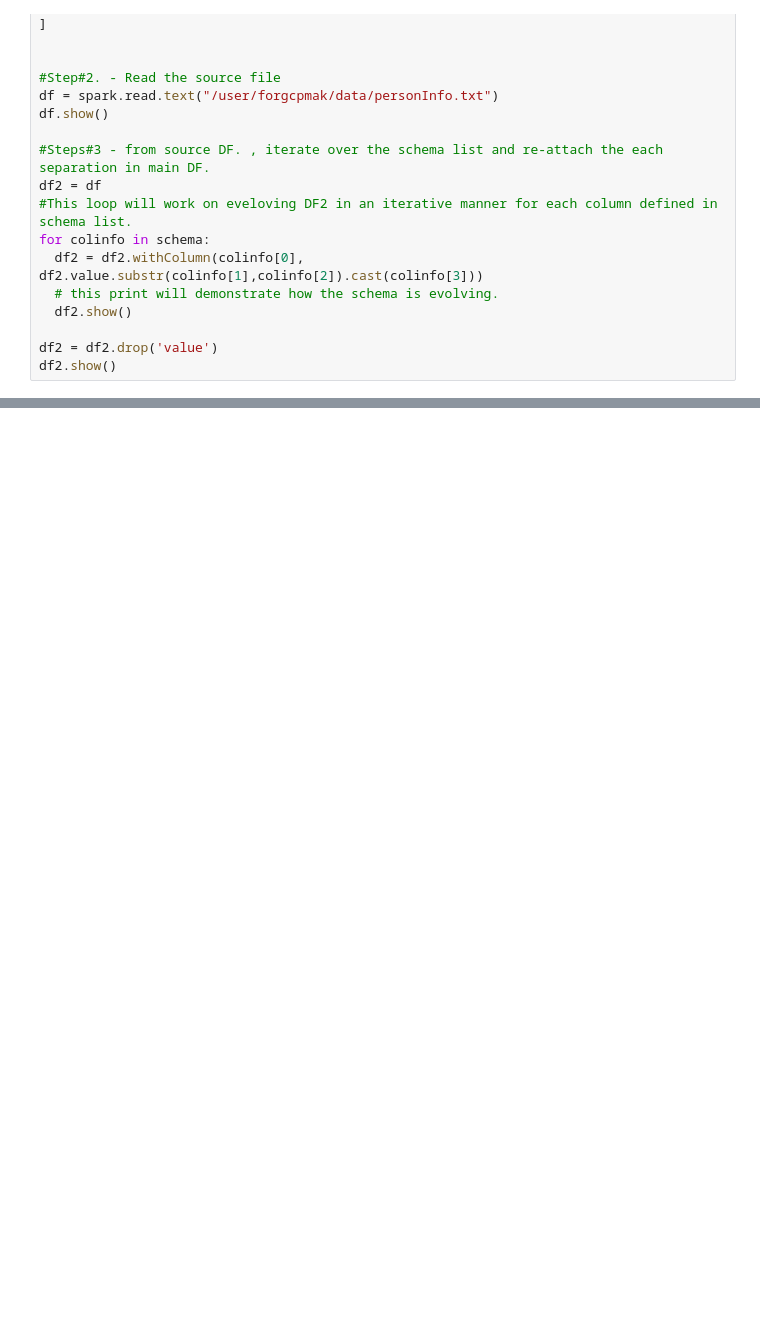
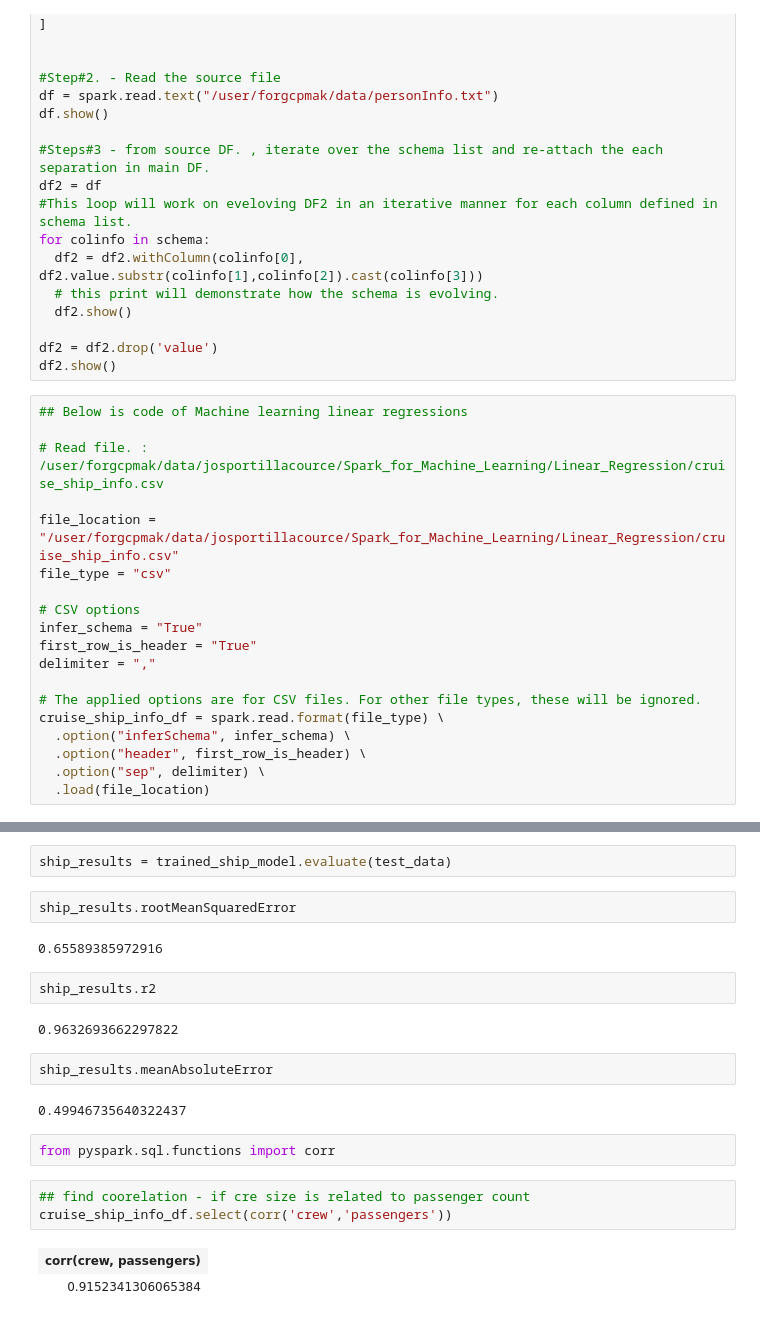
Before and after one commit to proj-cms/pyspark, a Jupyter notebook: SparkDataProcesing.ipynb, the cells around one changed output, grey strips where cells are left out. Drawn from its saved outputs; the diff is of its cells as text; blank space fills up the shorter version.

```diff
--- a/SparkDataProcesing.ipynb
+++ b/SparkDataProcesing.ipynb
@@ -763,3 +763,22 @@ for colinfo in schema:
 
 df2 = df2.drop('value')
 df2.show()
+# %%
+## Below is code of Machine learning linear regressions
+
+# Read file. : /user/forgcpmak/data/josportillacource/Spark_for_Machine_Learning/Linear_Regression/cruise_ship_info.csv
+
+file_location = "/user/forgcpmak/data/josportillacource/Spark_for_Machine_Learning/Linear_Regression/cruise_ship_info.csv"
+file_type = "csv"
+
+# CSV options
+infer_schema = "True"
+first_row_is_header = "True"
+delimiter = ","
+
+# The applied options are for CSV files. For other file types, these will be ignored.
+cruise_ship_info_df = spark.read.format(file_type) \
+  .option("inferSchema", infer_schema) \
+  .option("header", first_row_is_header) \
+  .option("sep", delimiter) \
+  .load(file_location)
@@ -765,0 +926,22 @@ df2.show()
+# %%
+ship_results = trained_ship_model.evaluate(test_data)
+# %%
+ship_results.rootMeanSquaredError
+# %% [output]
+0.65589385972916
+# %%
+ship_results.r2
+# %% [output]
+0.9632693662297822
+# %%
+ship_results.meanAbsoluteError
+# %% [output]
+0.49946735640322437
+# %%
+from pyspark.sql.functions import corr
+# %%
+## find coorelation - if cre size is related to passenger count
+cruise_ship_info_df.select(corr('crew','passengers'))
+# %% [output]
+| corr(crew, passengers) |
+| 0.9152341306065384 |
```
Also changed, not shown: parts of 21 cells of this notebook.
